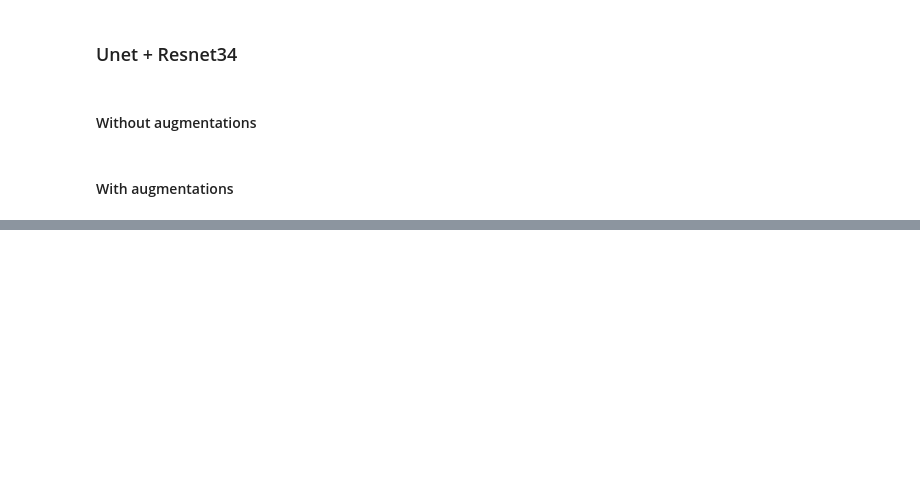
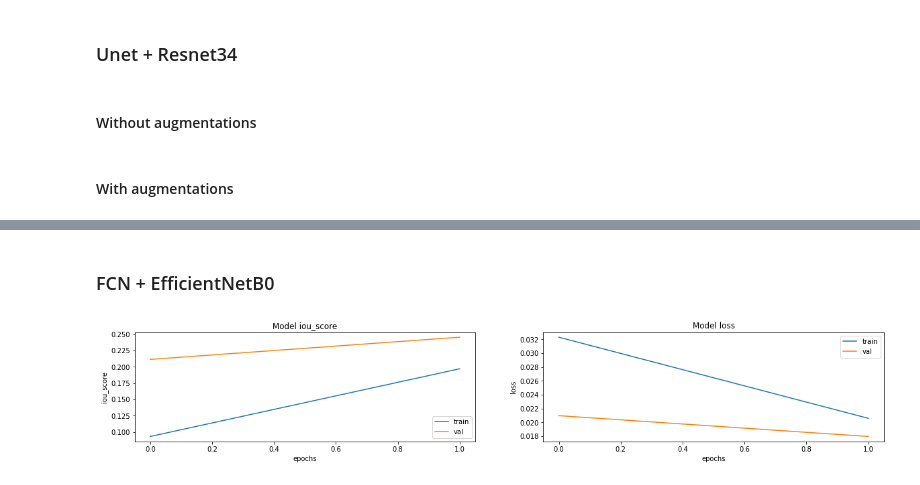
Before and after one commit to ThibaultDieudonne/Car-Computer-Vision-development, a Jupyter notebook: n.ipynb, the cells around one changed output, grey strips where cells are left out. Cells and saved outputs as stored; diff of their text form; code cells hidden in the pictures; blank space fills up the shorter version.

Commit message:
Implemented several models with different methodology. Added technical note file, remove unused stuff

```diff
--- a/n.ipynb
+++ b/n.ipynb
@@ -11,6 +11,7 @@ import seaborn as sns
 import matplotlib.pyplot as plt
 import tensorflow as tf
 import segmentation_models as sm
+import tensorflow_advanced_segmentation_models as tasm
 import imageio
 from collections import namedtuple
 from timeit import default_timer as timer
@@ -26,9 +27,9 @@ pd.set_option('display.max_colwidth', -1)
 sm.set_framework('tf.keras')
 sm.framework()
 
-batch_size = 8 # 8
-n_epochs = 100 # 100
-data_passes = 1000 # 1000
+batch_size = 2 # 8
+n_epochs = 2 # 100
+data_passes = 1 # 1000
 # %% [output]
 Segmentation Models: using `keras` framework.
 # %% [markdown]
@@ -251,7 +253,7 @@ def display_learning_curves(m_name, metric):
 # %%
 size = (224, 224)
 
-BACKBONE = 'resnet34'
+BACKBONE = 'efficientnetb0' # 'efficientnetb0' 'resnet34'
 
 preprocess_input = sm.get_preprocessing(BACKBONE)
 
@@ -269,24 +271,32 @@ def load_imgs(path1, path2, mode="original"):
         img1 = combined_crop[:, :, :last_image_dim]
         img2 = combined_crop[:, :, last_image_dim:]
 
-        if mode == "augmented_crop":
-            img1, img2 = tf.py_function(py_augment, inp=[img1, img2], Tout=[tf.uint8, tf.uint8])
+    if mode == "augmented_crop" or mode == "augmented_original":
+        img1, img2 = tf.py_function(py_augment, inp=[img1, img2], Tout=[tf.uint8, tf.uint8])
 
-    img1 = preprocess_input(img1)
     img1 = tf.cast(img1, tf.float32)
+
+    if BACKBONE == 'resnet34':
+        img1 = preprocess_input(img1)
+
     img2 = tf.squeeze(img2, axis=-1)
     img2 = tf.one_hot(img2, 8, axis=-1)
 
     return img1, img2
 
 
-def get_dataset(df, repeat=1, augment=0):
+def get_dataset(df, repeat=1, augment=0, original_size=0):
     ds = tf.data.Dataset.from_tensor_slices(
         (df["original_image_path"].values,
          df["labeled_image_path"].values,)
         ).shuffle(BUFFER_SIZE)
 
-    if augment:
+    if original_size:
+        if augment:
+            ds = ds.map(lambda x, y: load_imgs(x, y, "augmented_original"), num_parallel_calls=AUTOTUNE)
+        else:
+            ds = ds.map(lambda x, y: load_imgs(x, y, "original"), num_parallel_calls=AUTOTUNE)
+    elif augment:
         ds = ds.map(lambda x, y: load_imgs(x, y, "augmented_crop"), num_parallel_calls=AUTOTUNE)
     else:
         ds = ds.map(lambda x, y: load_imgs(x, y, "crop"), num_parallel_calls=AUTOTUNE)
@@ -313,7 +323,7 @@ def display_crop(): # does not work with preprocess_input()
     plt.imshow(lbl)
     plt.show()
 
-val_ds = get_dataset(val_df, repeat=0)
+val_ds = get_dataset(val_df, repeat=0, original_size=1)
 # %%
 def train_model(model, name, t_ds, v_ds):
 
@@ -452,0 +493,2 @@ Epoch 00044: early stopping
+# %% [markdown]
+### FCN + EfficientNetB0
@@ -452,0 +550,5 @@ Epoch 00044: early stopping
+# %%
+model = load_advanced_model("FCNEFFNETB0", "efficientnetb0")
+display_learning_curves("FCNEFFNETB0", "iou_score")
+# %% [output]
+[figure, added]
```
Also changed, not shown: parts of 14 cells of this notebook, 4 other files.
